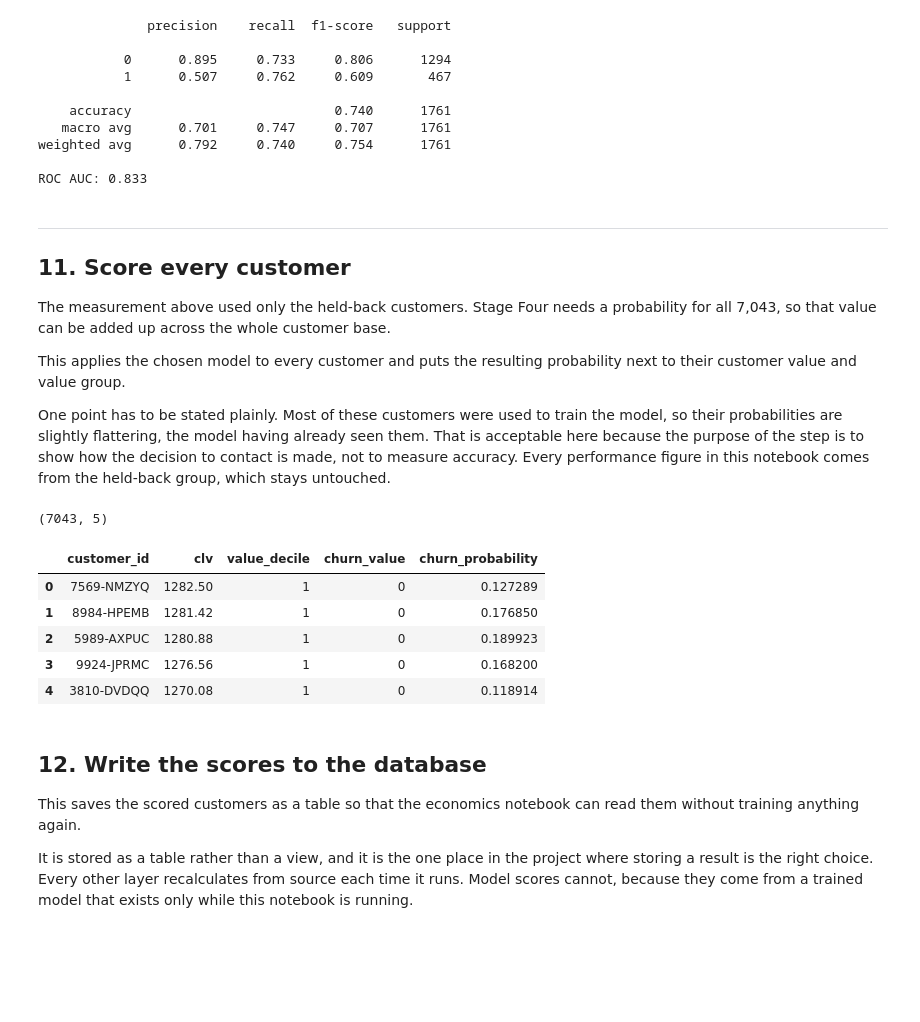
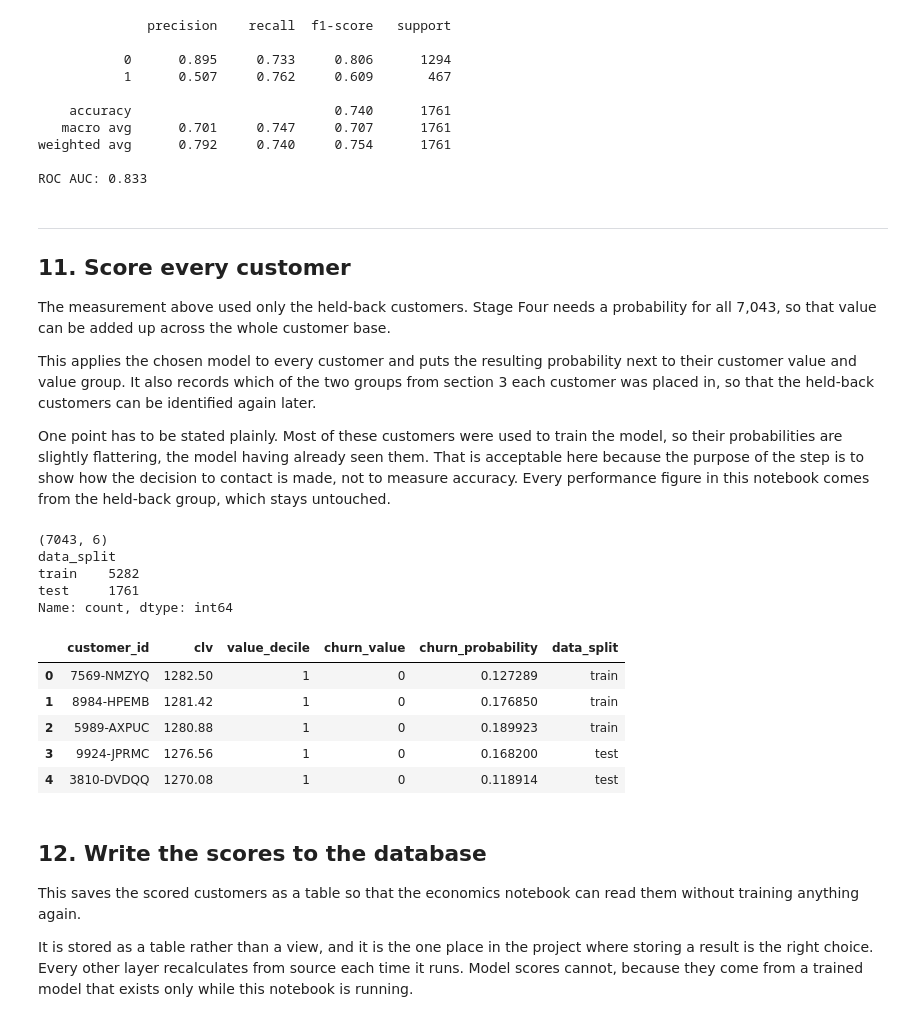
Before and after one commit to MainDevWork/Customer_Lifetime_Value_Churn_Prediction, a Jupyter notebook: ipynb/03_modelling.ipynb, the cells around one changed output. Saved outputs shown, nothing was run; the diff lists cells and outputs as text; code cells hidden in the pictures; blank space fills up the shorter version.

```diff
--- a/ipynb/03_modelling.ipynb
+++ b/ipynb/03_modelling.ipynb
@@ -283,25 +283,35 @@ ROC AUC: 0.833
 
 The measurement above used only the held-back customers. Stage Four needs a probability for all 7,043, so that value can be added up across the whole customer base.
 
-This applies the chosen model to every customer and puts the resulting probability next to their customer value and value group.
+This applies the chosen model to every customer and puts the resulting probability next to their customer value and value group. It also records which of the two groups from section 3 each customer was placed in, so that the held-back customers can be identified again later.
 
 One point has to be stated plainly. Most of these customers were used to train the model, so their probabilities are slightly flattering, the model having already seen them. That is acceptable here because the purpose of the step is to show how the decision to contact is made, not to measure accuracy. Every performance figure in this notebook comes from the held-back group, which stays untouched.
 # %%
 X_all = X[features_v2]
 
 scored = df[["customer_id", "clv", "value_decile", "churn_value"]].copy()
 scored["churn_probability"] = logreg2.predict_proba(X_all)[:, 1]
 
+# Which of the two groups each customer was placed in at section 3. The
+# reporting layer needs this to measure the model on the held-back customers
+# only, rather than on customers it was trained on.
+scored["data_split"] = ["test" if t else "train" for t in X.index.isin(X_test.index)]
+
 print(scored.shape)
+print(scored["data_split"].value_counts())
 scored.head()
 # %% [output]
-(7043, 5)
+(7043, 6)
+data_split
+train    5282
+test     1761
+Name: count, dtype: int64
-|  | customer_id | clv | value_decile | churn_value | churn_probability |
-| 0 | 7569-NMZYQ | 1282.50 | 1 | 0 | 0.127289 |
-| 1 | 8984-HPEMB | 1281.42 | 1 | 0 | 0.176850 |
-| 2 | 5989-AXPUC | 1280.88 | 1 | 0 | 0.189923 |
-| 3 | 9924-JPRMC | 1276.56 | 1 | 0 | 0.168200 |
-| 4 | 3810-DVDQQ | 1270.08 | 1 | 0 | 0.118914 |
+|  | customer_id | clv | value_decile | churn_value | churn_probability | data_split |
+| 0 | 7569-NMZYQ | 1282.50 | 1 | 0 | 0.127289 | train |
+| 1 | 8984-HPEMB | 1281.42 | 1 | 0 | 0.176850 | train |
+| 2 | 5989-AXPUC | 1280.88 | 1 | 0 | 0.189923 | train |
+| 3 | 9924-JPRMC | 1276.56 | 1 | 0 | 0.168200 | test |
+| 4 | 3810-DVDQQ | 1270.08 | 1 | 0 | 0.118914 | test |
 # %% [markdown]
 ## 12. Write the scores to the database
 
```
Also changed, not shown: 55 other files.
